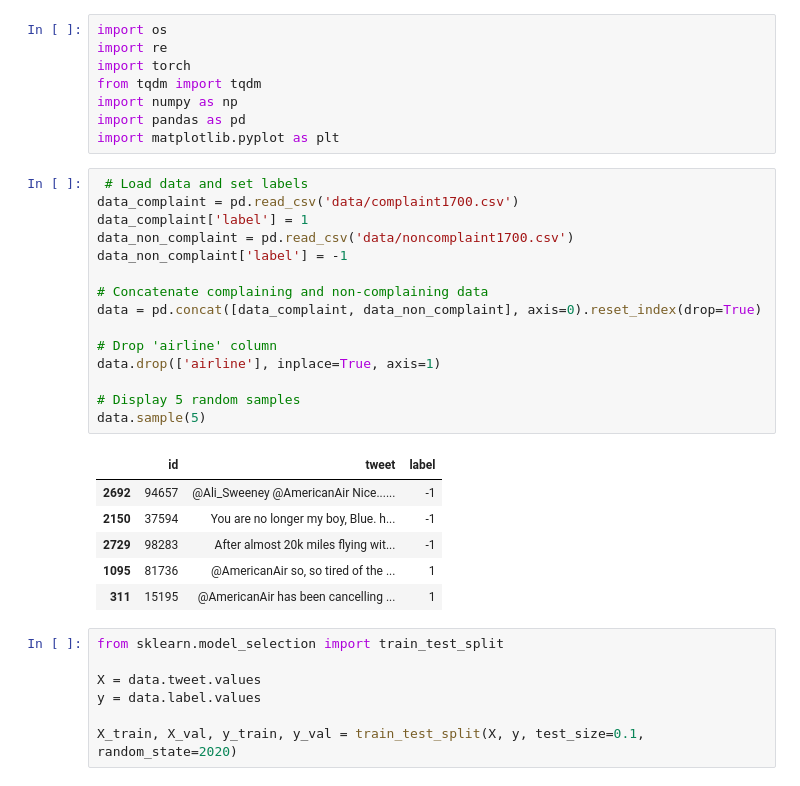
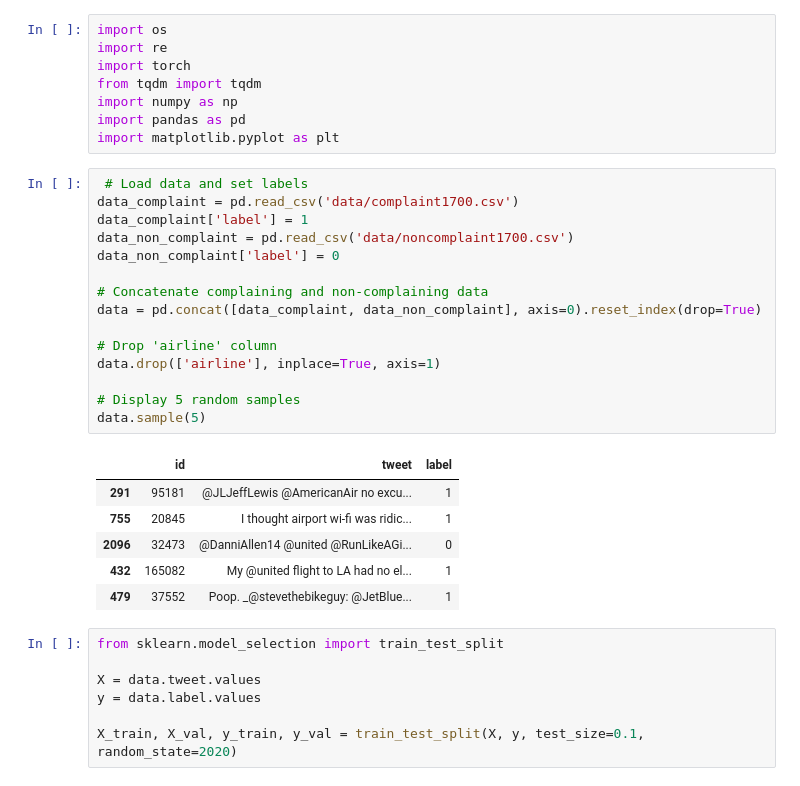
Before and after one commit to PuchToTalk/LLM, a Jupyter notebook: Sentiment_analysis.ipynb, the cells around one changed output. Drawn from its saved outputs; the diff is of its cells as text.

```diff
--- a/Sentiment_analysis.ipynb
+++ b/Sentiment_analysis.ipynb
@@ -62,25 +62,25 @@ import matplotlib.pyplot as plt
 # %%
  # Load data and set labels
 data_complaint = pd.read_csv('data/complaint1700.csv')
 data_complaint['label'] = 1
 data_non_complaint = pd.read_csv('data/noncomplaint1700.csv')
-data_non_complaint['label'] = -1
+data_non_complaint['label'] = 0
 
 # Concatenate complaining and non-complaining data
 data = pd.concat([data_complaint, data_non_complaint], axis=0).reset_index(drop=True)
 
 # Drop 'airline' column
 data.drop(['airline'], inplace=True, axis=1)
 
 # Display 5 random samples
 data.sample(5)
 # %% [output]
 |  | id | tweet | label |
-| 2692 | 94657 | @Ali_Sweeney @AmericanAir Nice...... | -1 |
-| 2150 | 37594 | You are no longer my boy, Blue. h... | -1 |
-| 2729 | 98283 | After almost 20k miles flying wit... | -1 |
-| 1095 | 81736 | @AmericanAir so, so tired of the ... | 1 |
-| 311 | 15195 | @AmericanAir has been cancelling ... | 1 |
+| 291 | 95181 | @JLJeffLewis @AmericanAir no excu... | 1 |
+| 755 | 20845 | I thought airport wi-fi was ridic... | 1 |
+| 2096 | 32473 | @DanniAllen14 @united @RunLikeAGi... | 0 |
+| 432 | 165082 | My @united flight to LA had no el... | 1 |
+| 479 | 37552 | Poop. _@stevethebikeguy: @JetBlue... | 1 |
 # %%
 from sklearn.model_selection import train_test_split
 
```
Also changed, not shown: parts of 28 cells of this notebook.
